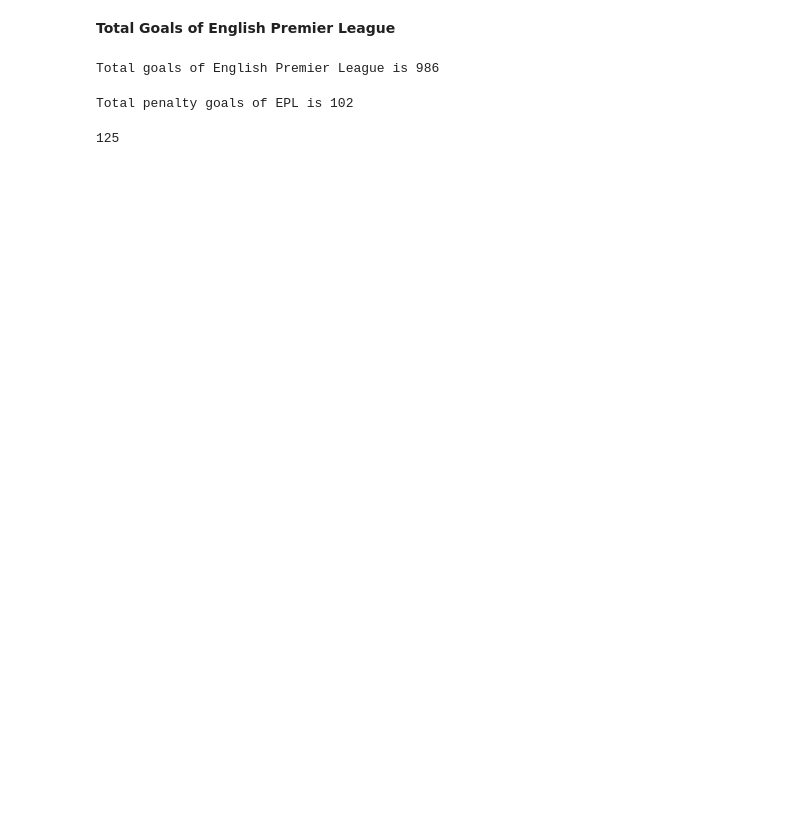
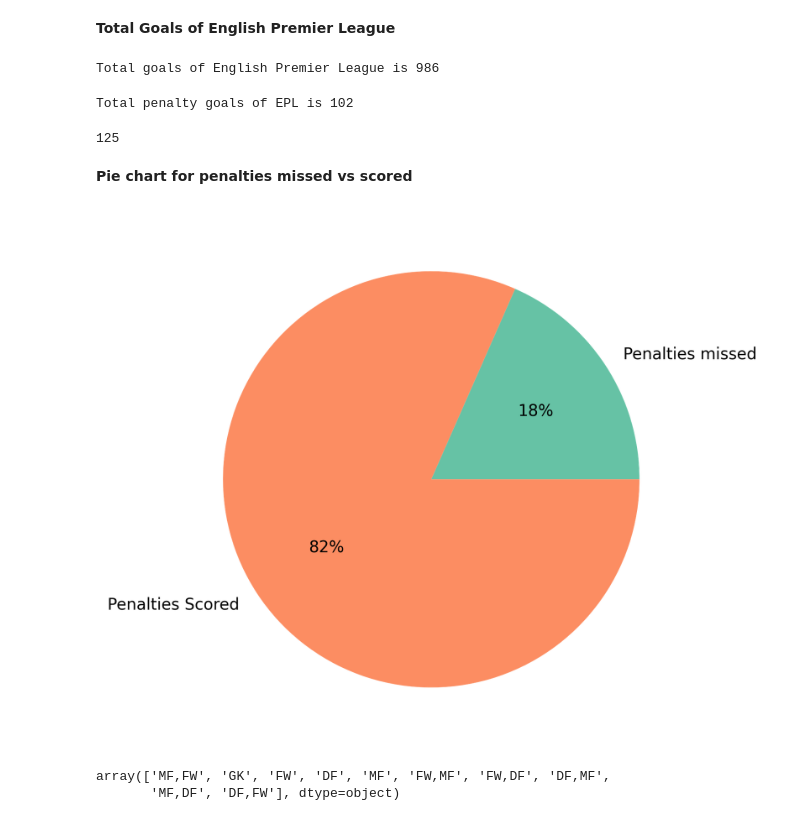
Before and after one commit to ishtiakrongon/PythonProject2-Exploratory_Data_Analysis_Using_Python, a Jupyter notebook: eda_on_football_data.ipynb, the cells around one changed output. Cells and saved outputs as stored; diff of their text form; code cells hidden in the pictures; blank space fills up the shorter version.

```diff
--- a/eda_on_football_data.ipynb
+++ b/eda_on_football_data.ipynb
@@ -123,3 +123,22 @@ Total_penalty_attempts = epl_df['Penalty_Attempted'].sum()
 print(Total_penalty_attempts)
 # %% [output]
 125
+# %% [markdown]
+**Pie chart for penalties missed vs scored**
+# %%
+fig, ax = plt.subplots(figsize = (13, 6), dpi = 300)
+pl_not_scored = epl_df['Penalty_Attempted'].sum() - Total_penalty_goals
+data = [pl_not_scored, Total_penalty_goals]
+labels = ['Penalties missed', 'Penalties Scored']
+color = sns.color_palette('Set2')
+plt.pie(data, labels = labels, colors = color, autopct = '%.0f%%')
+plt.show()
+# %% [output]
+[figure, added]
+# %%
+# Unique Positions
+
+epl_df['Position'].unique()
+# %% [output]
+array(['MF,FW', 'GK', 'FW', 'DF', 'MF', 'FW,MF', 'FW,DF', 'DF,MF',
+       'MF,DF', 'DF,FW'], dtype=object)
```
Also changed, not shown: parts of 2 cells of this notebook.
